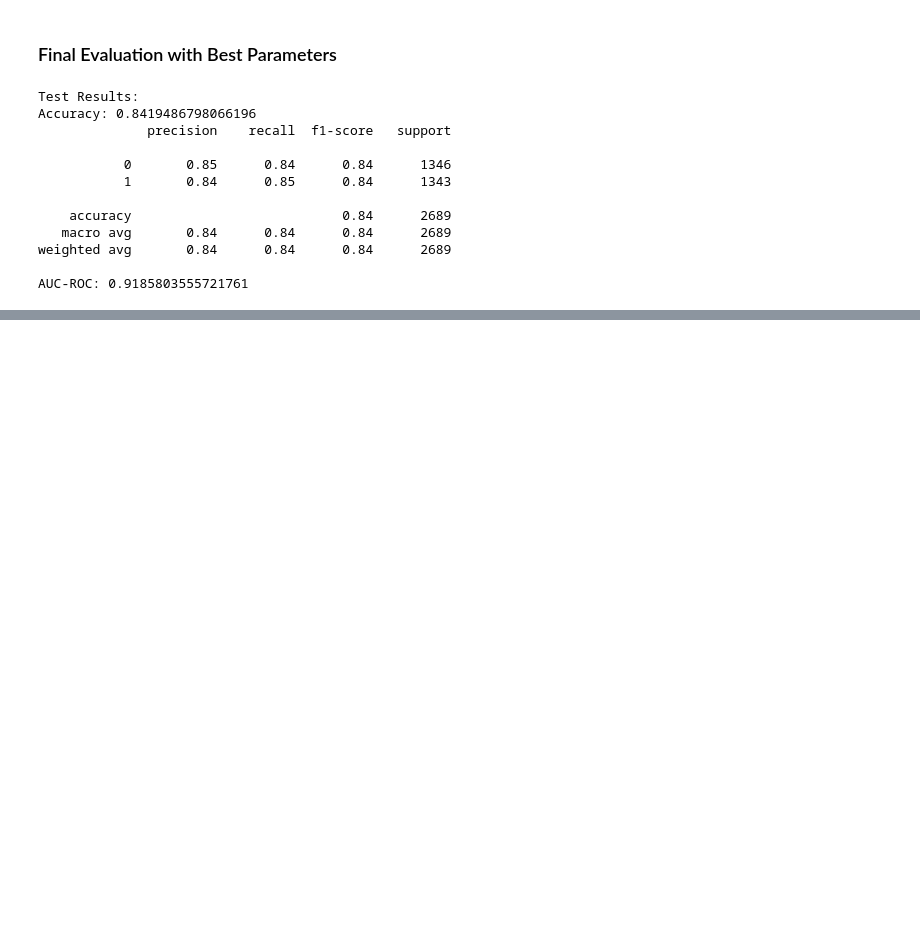
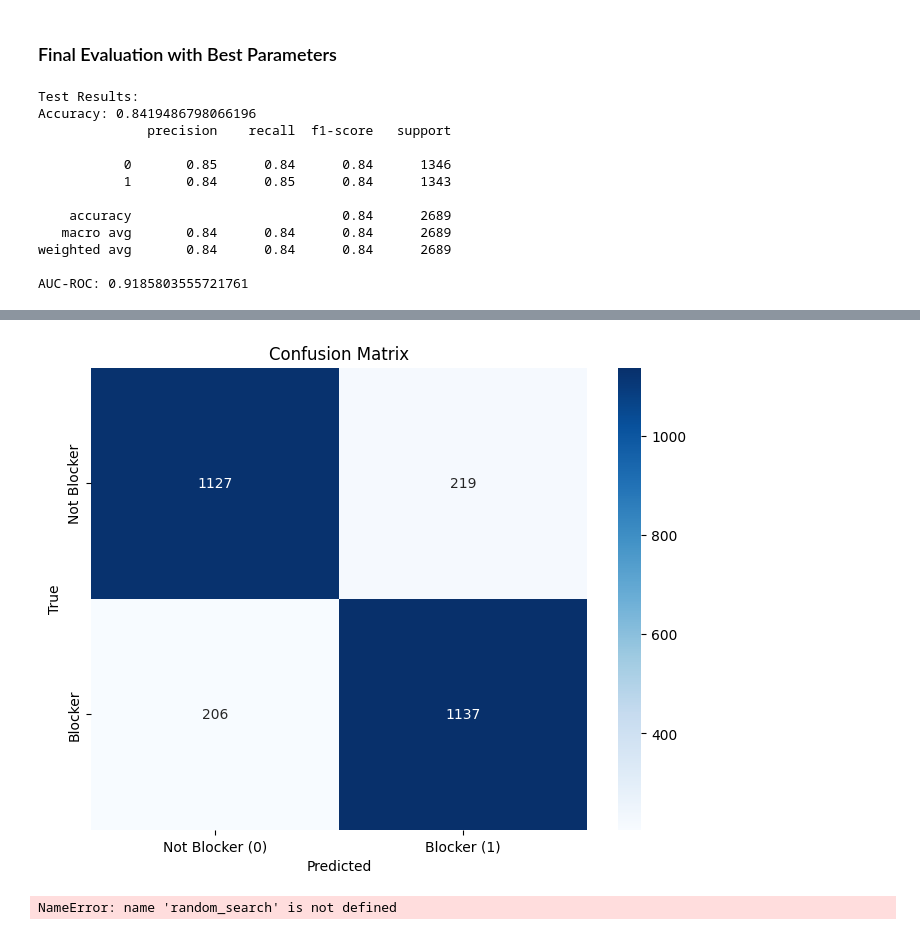
Before and after one commit to h5hoang/CDD-203-Final-Project, a Jupyter notebook: ensemble_model.ipynb, the cells around one changed output, grey strips where cells are left out. Drawn from its saved outputs; the diff is of its cells as text; code cells hidden in the pictures; blank space fills up the shorter version.

```diff
--- a/ensemble_model.ipynb
+++ b/ensemble_model.ipynb
@@ -350,0 +360,29 @@ AUC-ROC: 0.9185803555721761
+# %%
+from sklearn.metrics import confusion_matrix
+import seaborn as sns
+
+# Generate confusion matrix
+cm = confusion_matrix(y_test, y_pred_test)
+
+# Plot confusion matrix
+plt.figure(figsize=(8, 6))
+sns.heatmap(cm, annot=True, fmt='d', cmap='Blues', xticklabels=['Not Blocker (0)', 'Blocker (1)'], yticklabels=['Not Blocker', 'Blocker'])
+plt.xlabel('Predicted')
+plt.ylabel('True')
+plt.title('Confusion Matrix')
+plt.show()
+# %% [output]
+[figure, added]
+# %%
+# Extract feature importances from the best estimator
+feature_importances = random_search.best_estimator_.named_estimators_['rf'].feature_importances_
+
+# Plot feature importances
+plt.figure(figsize=(10, 6))
+plt.barh(range(len(feature_importances)), feature_importances, align='center')
+plt.yticks(range(len(feature_importances)), X_train.columns)
+plt.xlabel('Feature Importance')
+plt.title('Feature Importances (Random Forest)')
+plt.show()
+# %% [output]
+NameError: name 'random_search' is not defined
```
Also changed, not shown: parts of 6 cells of this notebook, 4 other files.
